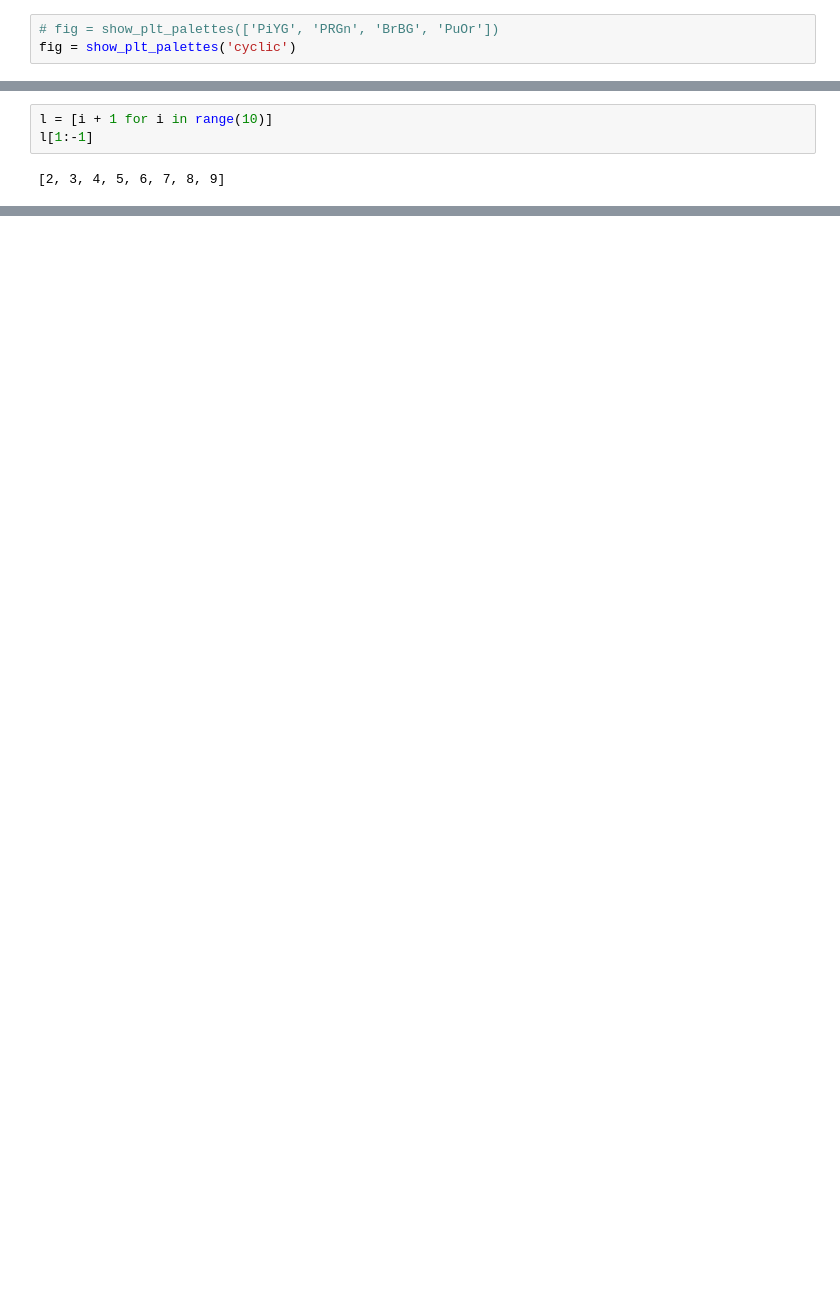
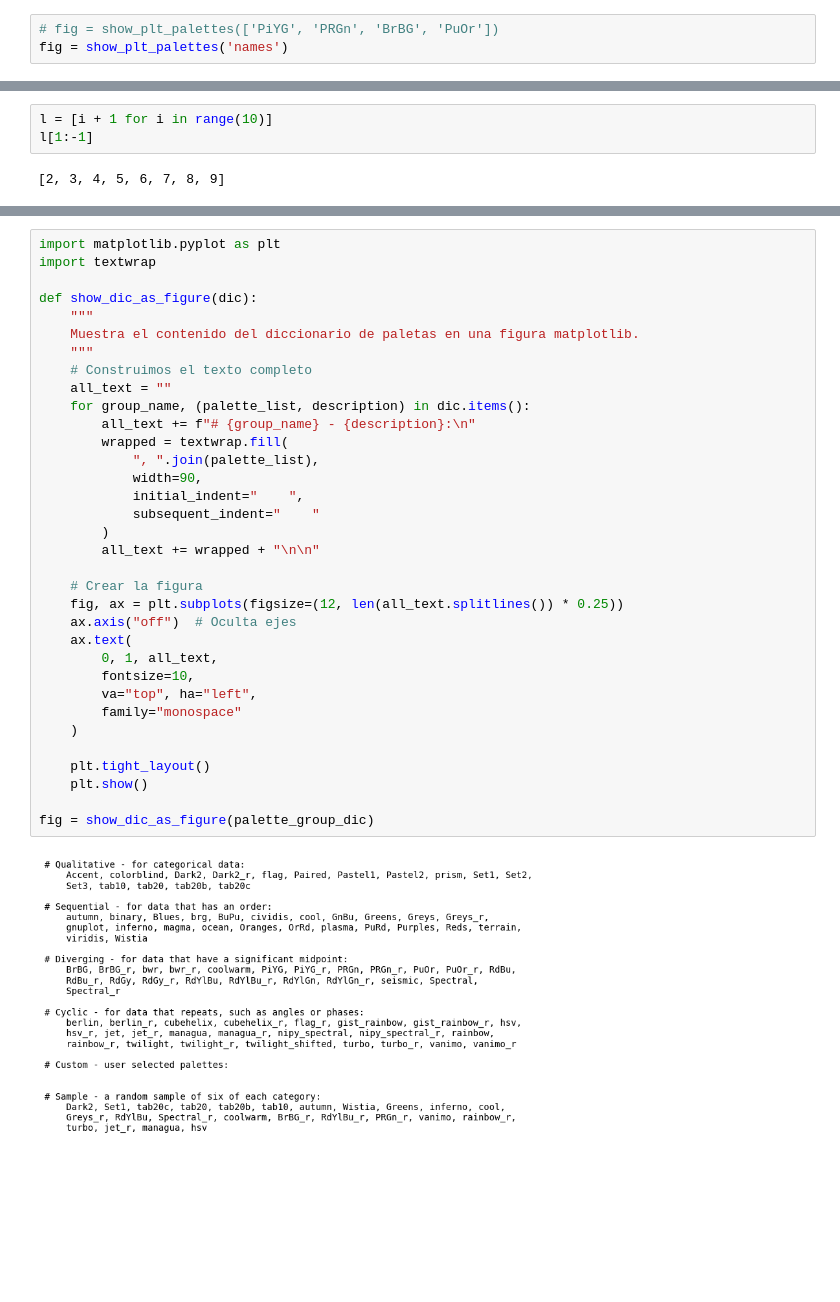
Before and after one commit to jmonti-gh/jm_utils, a Jupyter notebook: des/plt_colors.ipynb, the cells around one changed output, grey strips where cells are left out. Cells and saved outputs as stored; diff of their text form; blank space fills up the shorter version.

Commit message:
chore: color list colored

```diff
--- a/des/plt_colors.ipynb
+++ b/des/plt_colors.ipynb
@@ -181,5 +228,5 @@ def show_plt_palettes(
     return fig                  # Return the current figure for further manipulation if needed
 # %%
 # fig = show_plt_palettes(['PiYG', 'PRGn', 'BrBG', 'PuOr'])
-fig = show_plt_palettes('cyclic')
+fig = show_plt_palettes('names')
 # %% [output]
@@ -191,0 +327,36 @@ l[1:-1]
+# %%
+import matplotlib.pyplot as plt
+import textwrap
+
+def show_dic_as_figure(dic):
+    """
+    Muestra el contenido del diccionario de paletas en una figura matplotlib.
+    """
+    # Construimos el texto completo
+    all_text = ""
+    for group_name, (palette_list, description) in dic.items():
+        all_text += f"# {group_name} - {description}:\n"
+        wrapped = textwrap.fill(
+            ", ".join(palette_list),
+            width=90,
+            initial_indent="    ",
+            subsequent_indent="    "
+        )
+        all_text += wrapped + "\n\n"
+
+    # Crear la figura
+    fig, ax = plt.subplots(figsize=(12, len(all_text.splitlines()) * 0.25))
+    ax.axis("off")  # Oculta ejes
+    ax.text(
+        0, 1, all_text,
+        fontsize=10,
+        va="top", ha="left",
+        family="monospace"
+    )
+
+    plt.tight_layout()
+    plt.show()
+
+fig = show_dic_as_figure(palette_group_dic)
+# %% [output]
+[figure, added]
```
Also changed, not shown: parts of 11 cells of this notebook, 3 other files.
